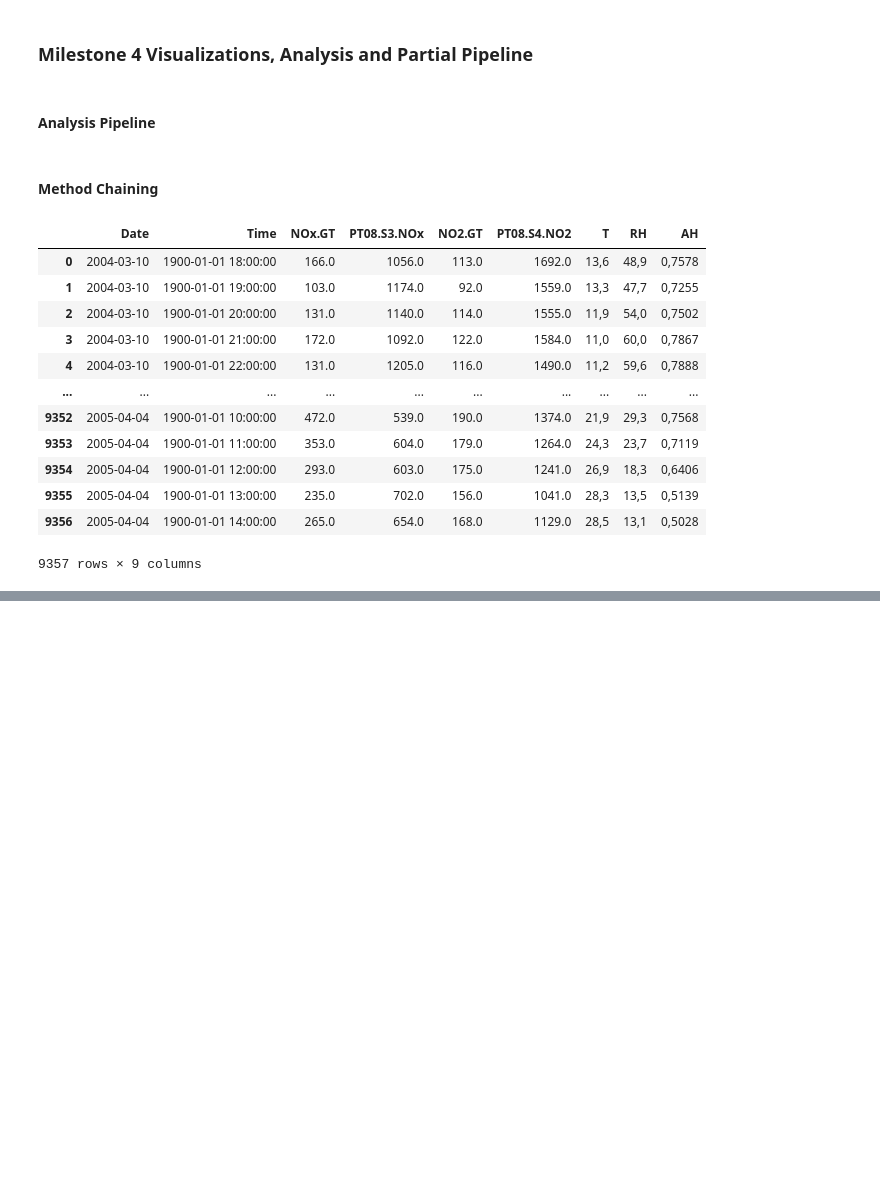
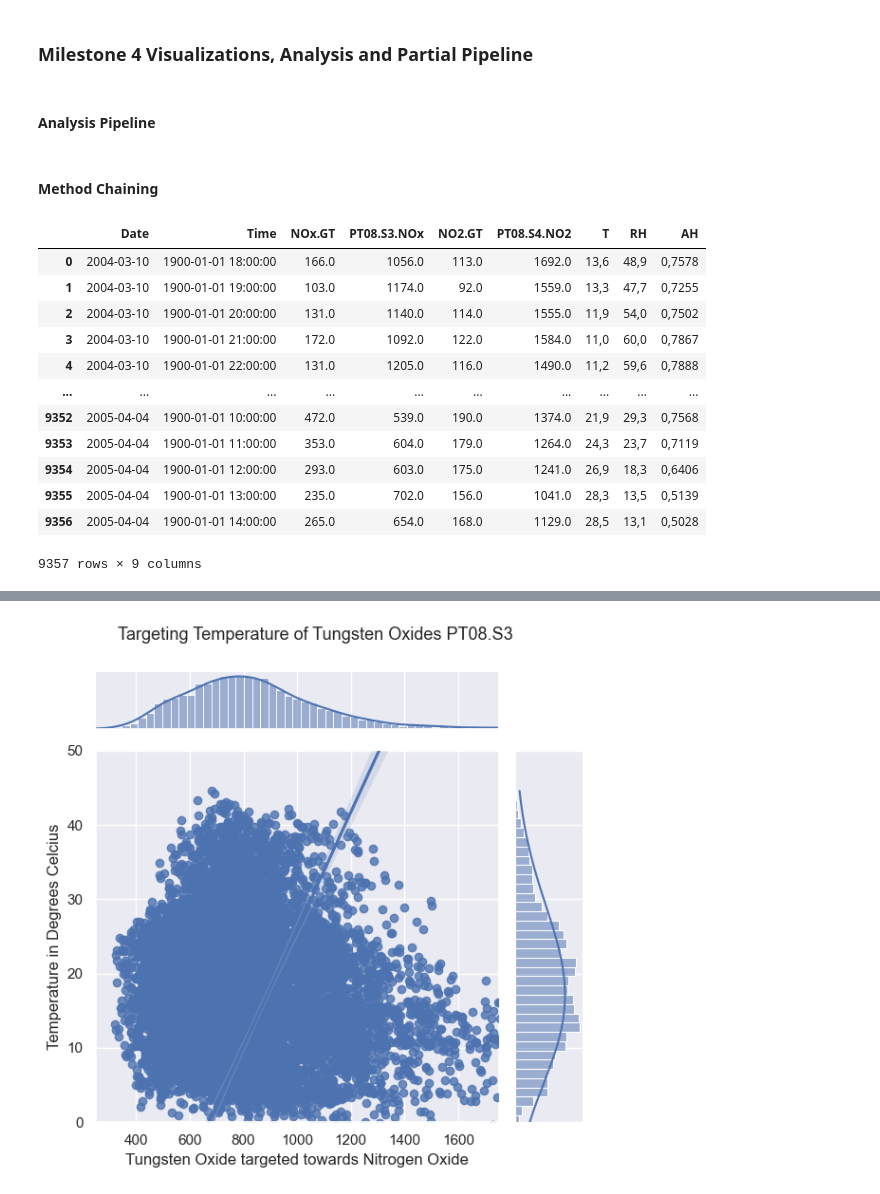
Before and after one commit to ubco-W2022T2-data301/project-group-group59, a Jupyter notebook: analysis/analysis2.ipynb, the cells around one changed output, grey strips where cells are left out. Cells and saved outputs as stored; diff of their text form; code cells hidden in the pictures; blank space fills up the shorter version.

```diff
--- a/analysis/analysis2.ipynb
+++ b/analysis/analysis2.ipynb
@@ -361,0 +434,26 @@ def load_and_process(path= "/data/raw/AirQualityUCI.csv"):
+# %%
+#Figure answer sub question #1
+sns.set_style("darkgrid")
+
+#adding colour pallet
+cmap=sns.color_palette("light:seagreen", as_cmap=True)
+#cmap = sns.diverging_palette(250, 30, l=65, center="dark", as_cmap=True)
+
+#Creatig a figure using seaborn
+plot2 = sns.jointplot(
+df_clean_bri,
+x="PT08.S3.NOx", y="T",
+xlim=(250,1750),
+ylim= (0,50),
+kind="reg",
+
+
+)
+
+plot2.fig.suptitle('Targeting Temperature of Tungsten Oxides PT08.S3',fontsize = 13)
+plot2.ax_joint.set_xlabel('Tungsten Oxide targeted towards Nitrogen Oxide')
+plot2.ax_joint.set_ylabel('Temperature in Degrees Celcius')
+plot2.fig.tight_layout()
+plot2.fig.subplots_adjust(top=0.90)
+# %% [output]
+[figure, added]
```
Also changed, not shown: parts of 26 cells of this notebook, 2 other files.
